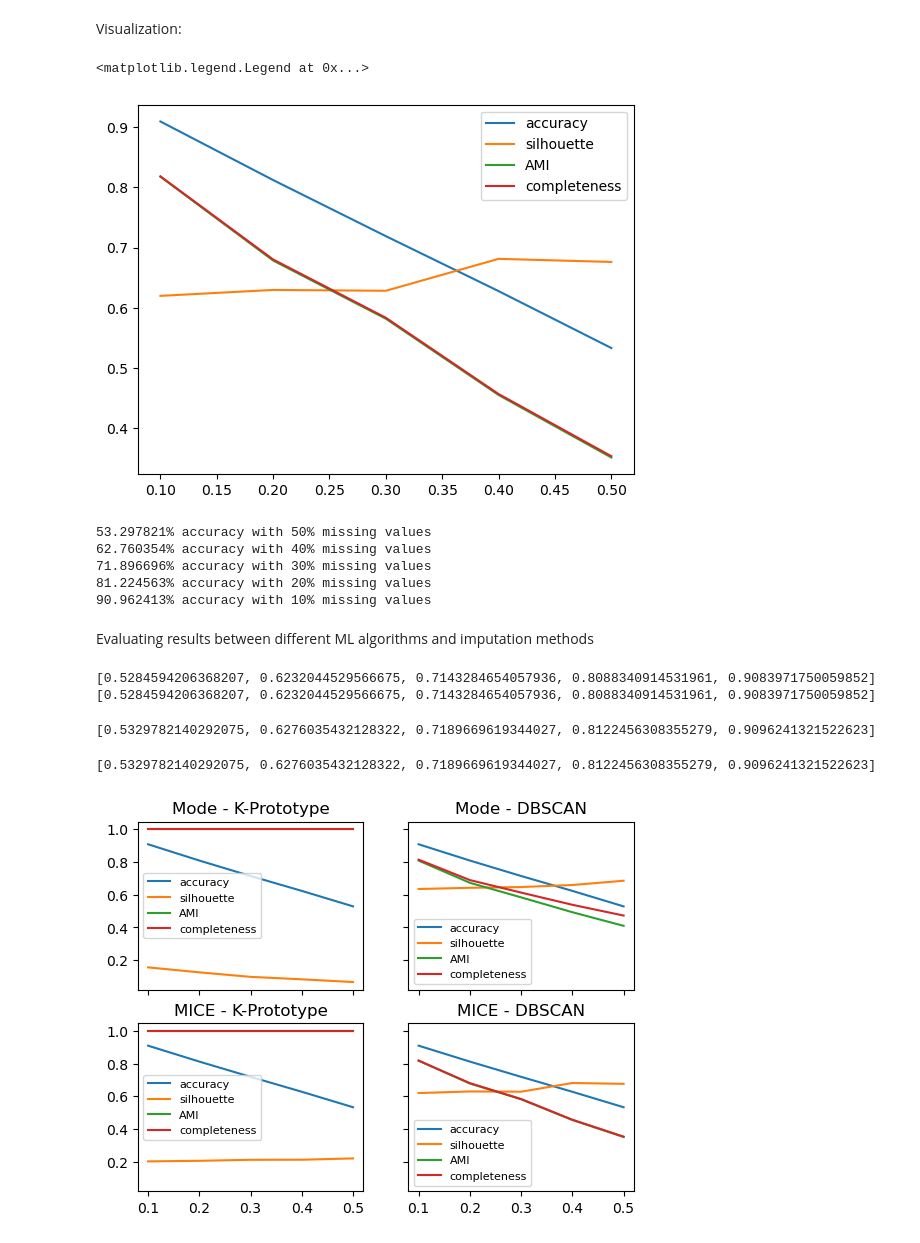
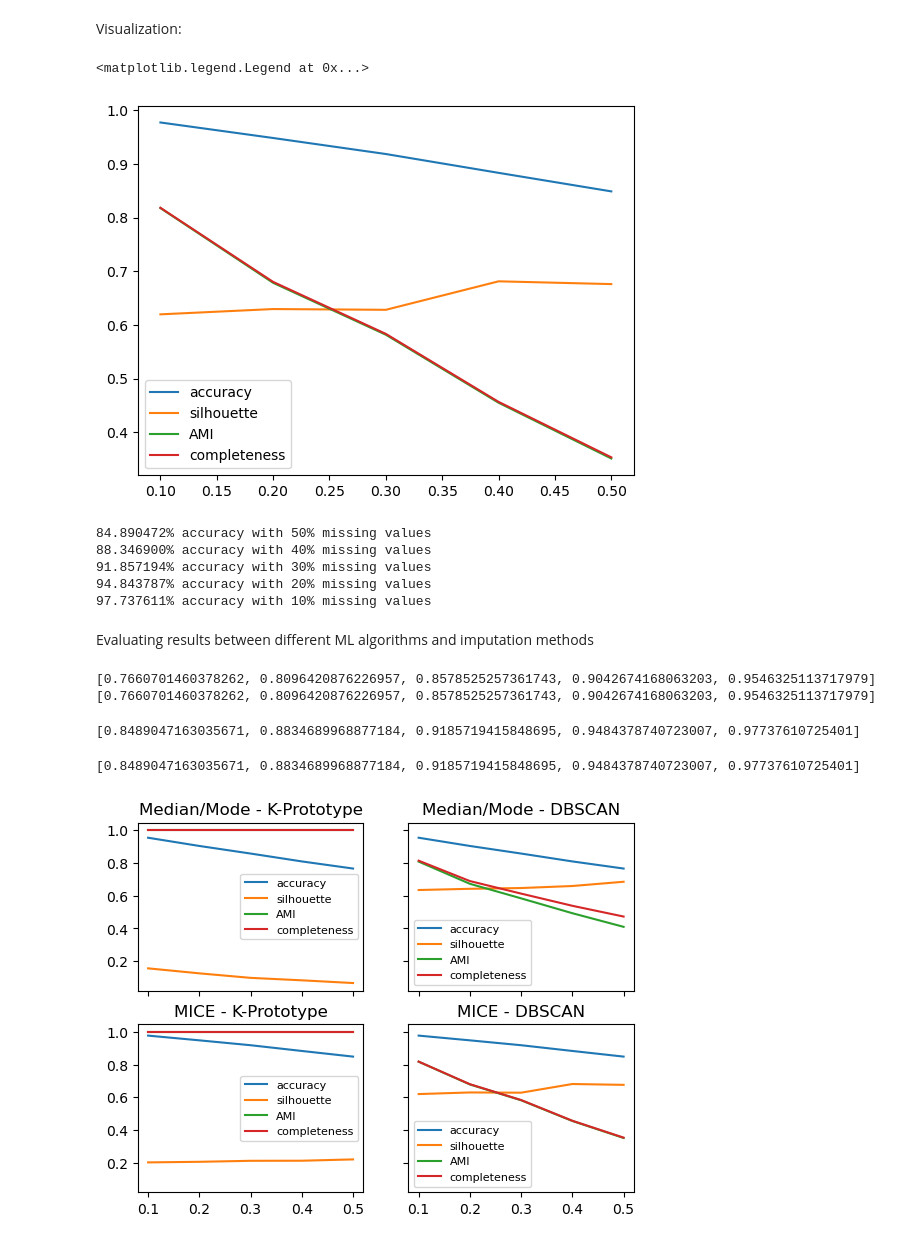
Before and after one commit to TommasoCapacci/DQ_Project_Clustering_2022, a Jupyter notebook: code/tommy_final.ipynb, the cells around one changed output. Saved outputs shown, nothing was run; the diff lists cells and outputs as text; code cells hidden in the pictures.

```diff
--- a/code/tommy_final.ipynb
+++ b/code/tommy_final.ipynb
@@ -316,14 +316,16 @@ Missing values per column for each version:
 [402, 416, 406, 379, 404, 425, 424, 399]
 # %%
 # this function accounts for nan even if in our case they are not present. This has been done to follow the lecture approach.
-def compute_accuracy(ground_truth, imputed):
-
+def compute_accuracy(ground_truth, imputed, threshold):
     # defining not nulls in the ground truth
     not_nan = ~pd.isna(ground_truth)
     # counting total not nan
     total = np.count_nonzero(not_nan)
+    # create mask for categorical values
+    categorical_mask = ground_truth.apply(lambda x: x.dtype == 'object')
     # compare ground_truth and imputed values where there are not nan
-    correct = np.count_nonzero((ground_truth[not_nan] == imputed[not_nan]))
+    correct = np.count_nonzero(np.abs(1 - imputed[not_nan & ~categorical_mask] / ground_truth[not_nan & ~categorical_mask] <= threshold)) + \
+             np.count_nonzero((ground_truth[not_nan & categorical_mask] == imputed[not_nan & categorical_mask]))
 
     # compute the accuracy
     accuracy = correct / total
@@ -464,7 +466,7 @@ for test_ind in range(5):
     df_test = MICE(test_ind)
 
     # Accuracy DQ Dimension assestment
-    accuracy.append(compute_accuracy(df, df_test))
+    accuracy.append(compute_accuracy(df, df_test, 0.05))
 
     # Apply clustering
     X = gower.gower_matrix(df_test)
@@ -485,18 +487,18 @@ plt.plot(perc, Completeness, label='completeness')
 plt.legend()
 # %% [output]
 <matplotlib.legend.Legend at 0x...>
-[figure, old version]
+[figure, new version]
 # %%
 missing = 50
 for acc in accuracy:
     print(f'{(acc*100):6f}% accuracy with {missing}% missing values')
     missing -= 10
 # %% [output]
-53.297821% accuracy with 50% missing values
-62.760354% accuracy with 40% missing values
-71.896696% accuracy with 30% missing values
-81.224563% accuracy with 20% missing values
-90.962413% accuracy with 10% missing values
+84.890472% accuracy with 50% missing values
+88.346900% accuracy with 40% missing values
+91.857194% accuracy with 30% missing values
+94.843787% accuracy with 20% missing values
+97.737611% accuracy with 10% missing values
 # %% [markdown]
 Evaluating results between different ML algorithms and imputation methods
 # %%
@@ -507,7 +509,7 @@ for i in range(2):
 
         title = ""
         if i == 0:
-            title += "Mode - "
+            title += "Median/Mode - "
         else:
             title += "MICE - "
         if j == 0:
@@ -524,36 +526,36 @@ for i in range(2):
                 df_test = pd.DataFrame(columns = [name for name in missing_columns])
                 for col in missing_columns:
                     if col in list(df_list[test_ind].select_dtypes('object').columns):
                         df_test[col] = df_list[test_ind][col].fillna(df_list[test_ind][col].mode()[0])
                     else:
                         df_test[col] = df_list[test_ind][col].fillna(df_list[test_ind][col].median())
             else:
                 df_test = MICE(test_ind)
 
             if j == 0:
                 kprototype_test = KPrototypes(n_jobs = -1, n_clusters = 3, init = 'Huang', random_state = 0)
                 kprototype_test.fit_predict(dfMatrix, categorical = catColumnsPos)
                 sil, ami, completeness = compute_clusters_comparison_scores(pd.get_dummies(df_test), kprototype.labels_, kprototype_test.labels_)
             else:
                 X = gower.gower_matrix(df_test)
                 db_test = DBSCAN(eps = 0.1, min_samples = 5, metric = "precomputed").fit(X)
                 sil, ami, completeness = compute_clusters_comparison_scores(pd.get_dummies(df_test), db.labels_, db_test.labels_)
-            accuracy.append(compute_accuracy(df, df_test))
+            accuracy.append(compute_accuracy(df, df_test, 0.05))
             silhouette.append(sil)
             AMI.append(ami)
             Completeness.append(completeness)
 
         print(accuracy)
 
         ax.set_title(title)
         ax.plot(perc, accuracy, label='accuracy')
         ax.plot(perc, silhouette, label='silhouette')
         ax.plot(perc, AMI, label='AMI')
         ax.plot(perc, Completeness, label='completeness')
         ax.legend(fontsize=8)
 # %% [output]
-[0.5284594206368207, 0.6232044529566675, 0.7143284654057936, 0.8088340914531961, 0.9083971750059852]
-[0.5284594206368207, 0.6232044529566675, 0.7143284654057936, 0.8088340914531961, 0.9083971750059852]
+[0.7660701460378262, 0.8096420876226957, 0.8578525257361743, 0.9042674168063203, 0.9546325113717979]
+[0.7660701460378262, 0.8096420876226957, 0.8578525257361743, 0.9042674168063203, 0.9546325113717979]
-[0.5329782140292075, 0.6276035432128322, 0.7189669619344027, 0.8122456308355279, 0.9096241321522623]
+[0.8489047163035671, 0.8834689968877184, 0.9185719415848695, 0.9484378740723007, 0.97737610725401]
-[0.5329782140292075, 0.6276035432128322, 0.7189669619344027, 0.8122456308355279, 0.9096241321522623]
+[0.8489047163035671, 0.8834689968877184, 0.9185719415848695, 0.9484378740723007, 0.97737610725401]
-[figure, old version]
+[figure, new version]
```
Also changed, not shown: parts of 4 cells of this notebook.
